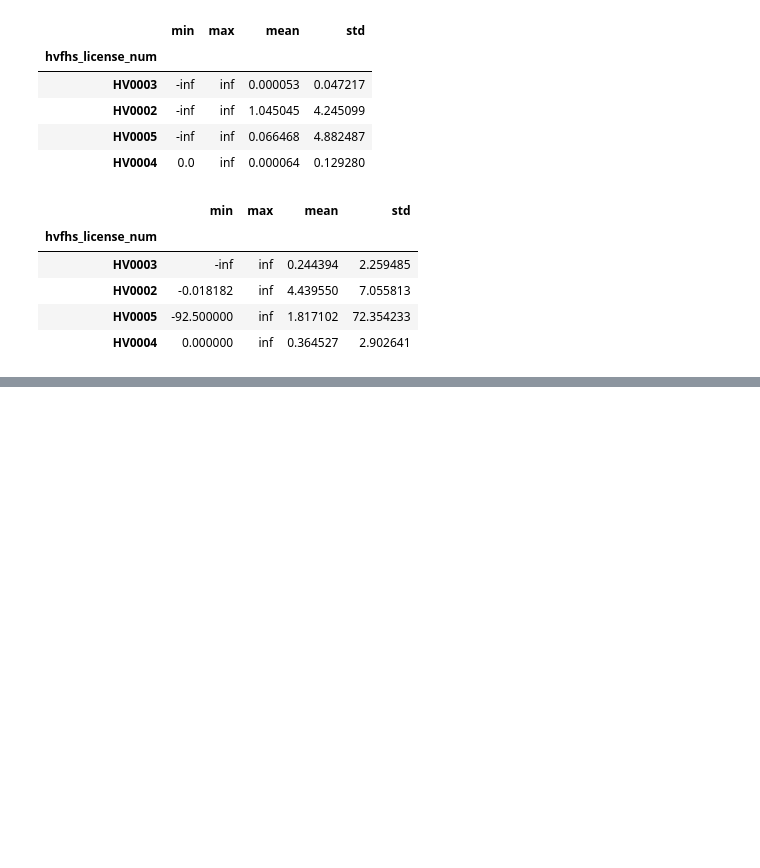
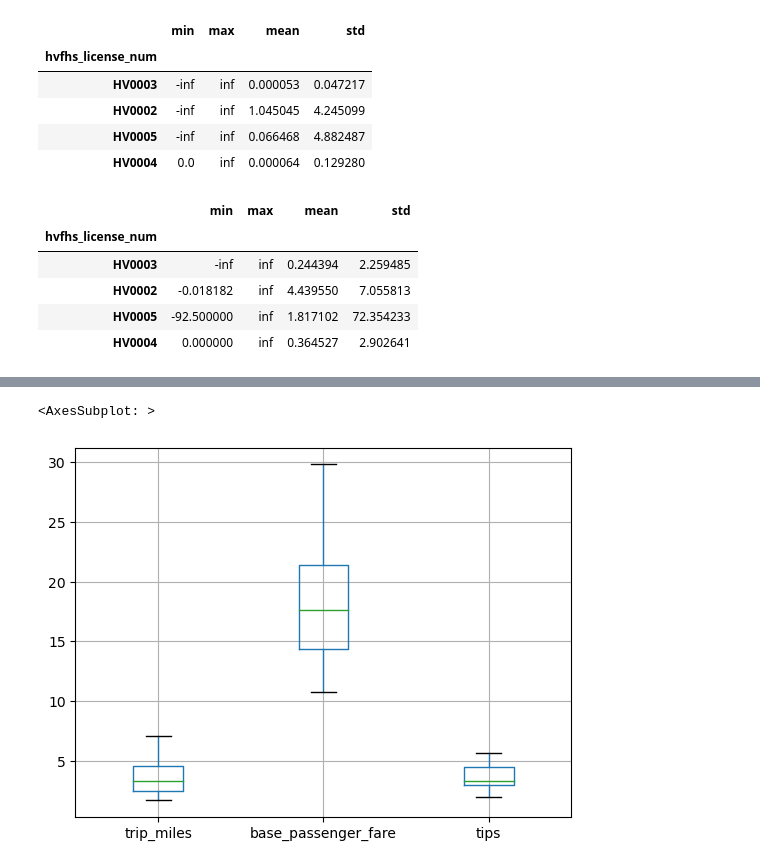
Before and after one commit to coiled/dask-tutorial, a Jupyter notebook: 2-Get_better-at-dask-dataframes.ipynb, the cells around one changed output, grey strips where cells are left out. Saved outputs shown, nothing was run; the diff lists cells and outputs as text; code cells hidden in the pictures; blank space fills up the shorter version.

```diff
--- a/2-Get_better-at-dask-dataframes.ipynb
+++ b/2-Get_better-at-dask-dataframes.ipynb
@@ -515,0 +648,13 @@ Dask Name: assign-index, 2 graph layers
+# %%
+## Solution
+tips_condition = (df_tiny.tips.between(*df_tiny.tips.quantile([0.25, 0.75]).values))
+
+fares_condition = (df_tiny.base_passenger_fare.between(*df_tiny.base_passenger_fare.quantile([0.25, 0.75]).values))
+
+trips_condition = (df_tiny.trip_miles.between(*df_tiny.trip_miles.quantile([0.25, 0.75]).values))
+# %%
+#solution
+df_tiny.loc[(tips_condition & fares_condition) & trips_condition].boxplot()
+# %% [output]
+<AxesSubplot: >
+[figure, added]
```
Also changed, not shown: parts of 69 cells of this notebook.
